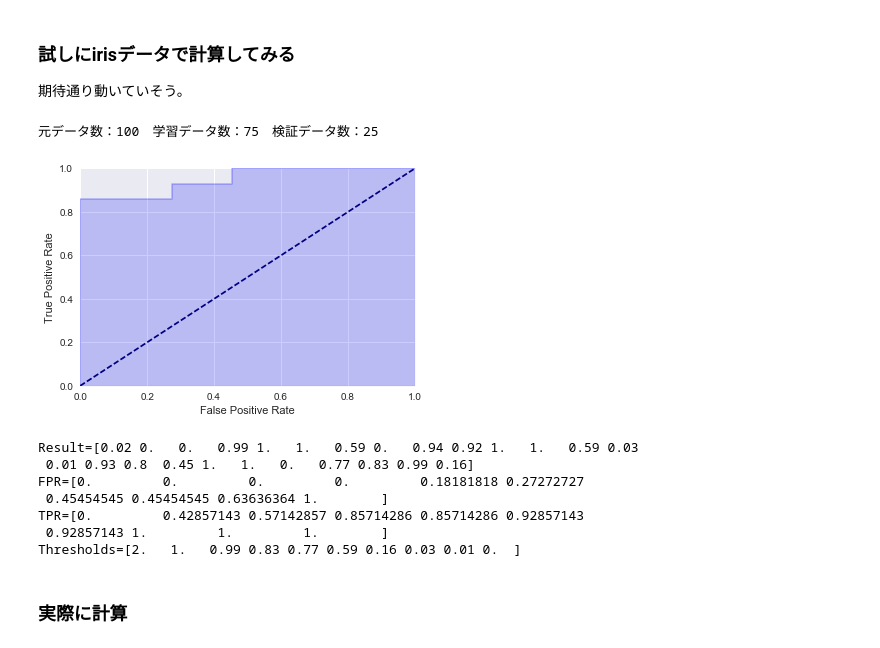
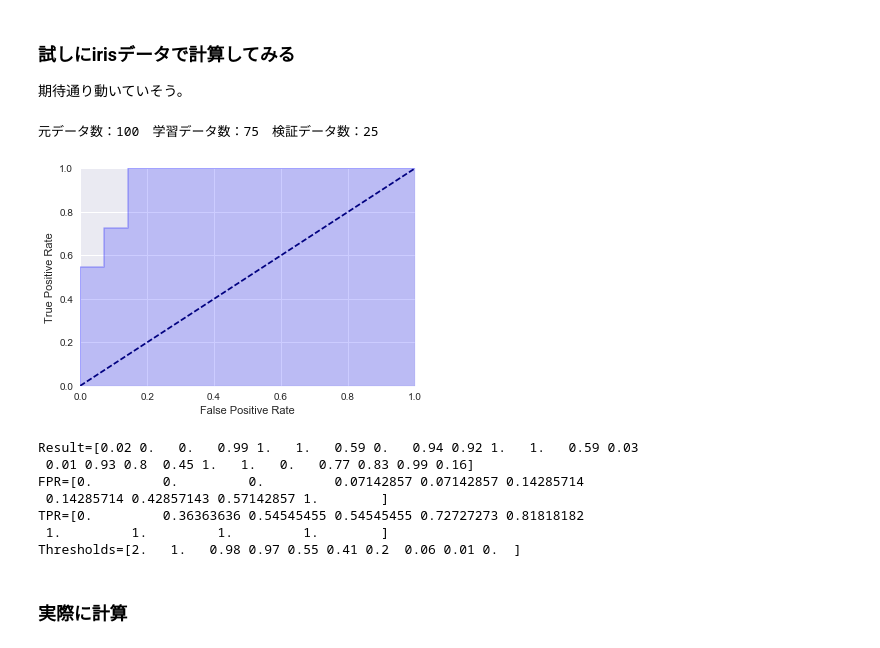
Before and after one commit to ns5849/diveintocode-ml, a Jupyter notebook: week4/week4-session1.ipynb, the cells around one changed output. Drawn from its saved outputs; the diff is of its cells as text; code cells hidden in the pictures.

```diff
--- a/week4/week4-session1.ipynb
+++ b/week4/week4-session1.ipynb
@@ -149,7 +153,7 @@ def pipline(model, data, target_value, feature_value, positive_label, normalizat
     result = model.predict_proba(test_feature)
 
     #rocを計算
-    fpr, tpr, thresholds = metrics.roc_curve(test_target.reshape(-1), result[:,0], pos_label=positive_label)
+    fpr, tpr, thresholds = metrics.roc_curve(test_target, result[:,1], pos_label=positive_label)
     #rocをplot
     if plot == True:
         plt.step(fpr, tpr, color='b', alpha=0.2, where='post')
@@ -175,25 +179,25 @@ data = df[df["Species"] != 0]
 # %%
 from sklearn.ensemble import RandomForestClassifier
 from sklearn.neighbors import KNeighborsClassifier
 clf = RandomForestClassifier(n_estimators=100, max_depth=120, random_state=10)
 #clf = KNeighborsClassifier(n_neighbors=3)
 
-result, fpr, tpr, thresholds = pipline(clf, data, "Species", data.columns[[0,2]], 1, False)
+result, fpr, tpr, thresholds = pipline(clf, data, "Species", data.columns[[0,2]], 2, False)
 
 print("Result={}".format(result[:,0]))
 print("FPR={}".format(fpr))
 print("TPR={}".format(tpr))
 print("Thresholds={}".format(thresholds))
 # %% [output]
 元データ数：100　学習データ数：75　検証データ数：25
-[figure, old version]
+[figure, new version]
 Result=[0.02 0.   0.   0.99 1.   1.   0.59 0.   0.94 0.92 1.   1.   0.59 0.03
  0.01 0.93 0.8  0.45 1.   1.   0.   0.77 0.83 0.99 0.16]
-FPR=[0.         0.         0.         0.         0.18181818 0.27272727
- 0.45454545 0.45454545 0.63636364 1.        ]
-TPR=[0.         0.42857143 0.57142857 0.85714286 0.85714286 0.92857143
- 0.92857143 1.         1.         1.        ]
-Thresholds=[2.   1.   0.99 0.83 0.77 0.59 0.16 0.03 0.01 0.  ]
+FPR=[0.         0.         0.         0.07142857 0.07142857 0.14285714
+ 0.14285714 0.42857143 0.57142857 1.        ]
+TPR=[0.         0.36363636 0.54545455 0.54545455 0.72727273 0.81818182
+ 1.         1.         1.         1.        ]
+Thresholds=[2.   1.   0.98 0.97 0.55 0.41 0.2  0.06 0.01 0.  ]
 # %% [markdown]
 ### 実際に計算
 # %% [markdown]
```
Also changed, not shown: parts of 56 cells of this notebook.
